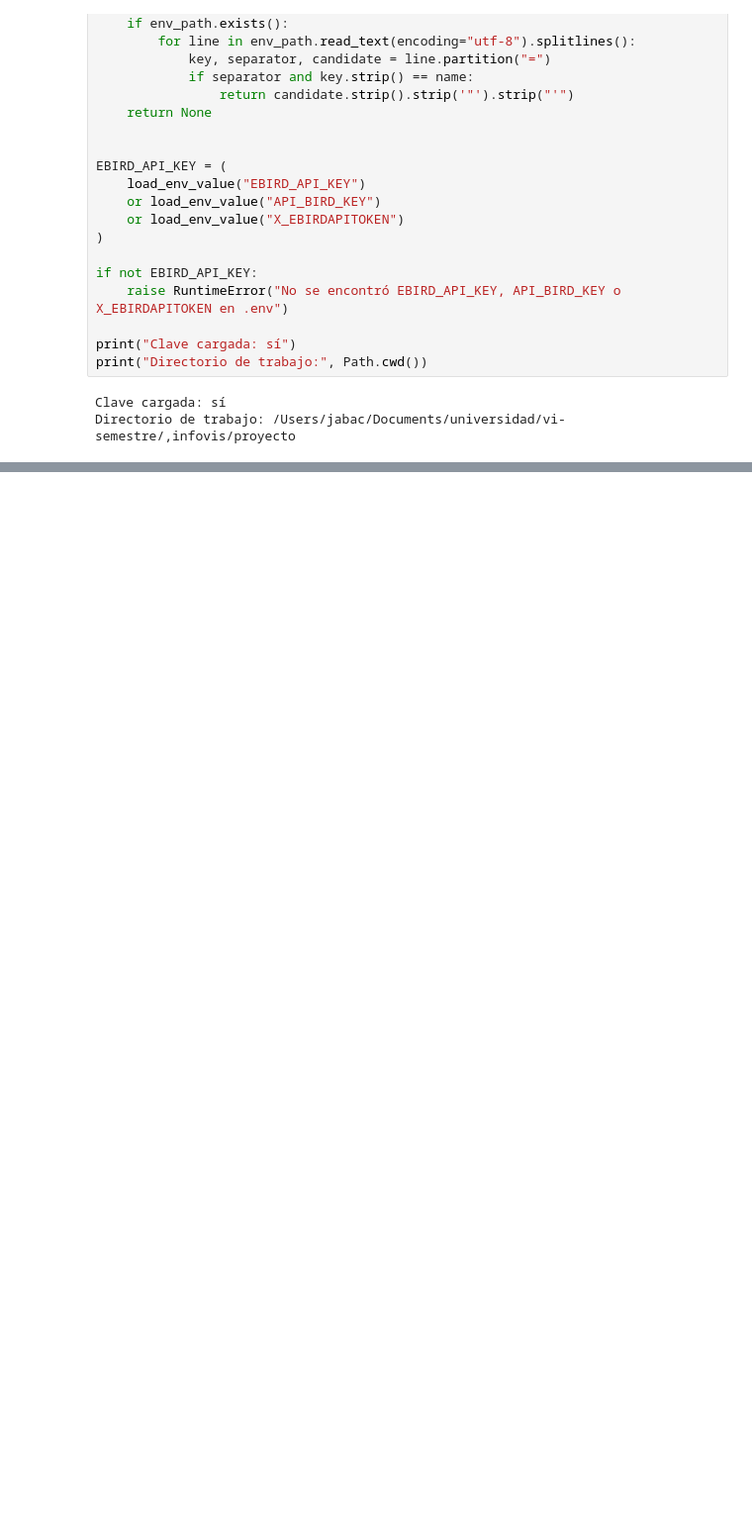
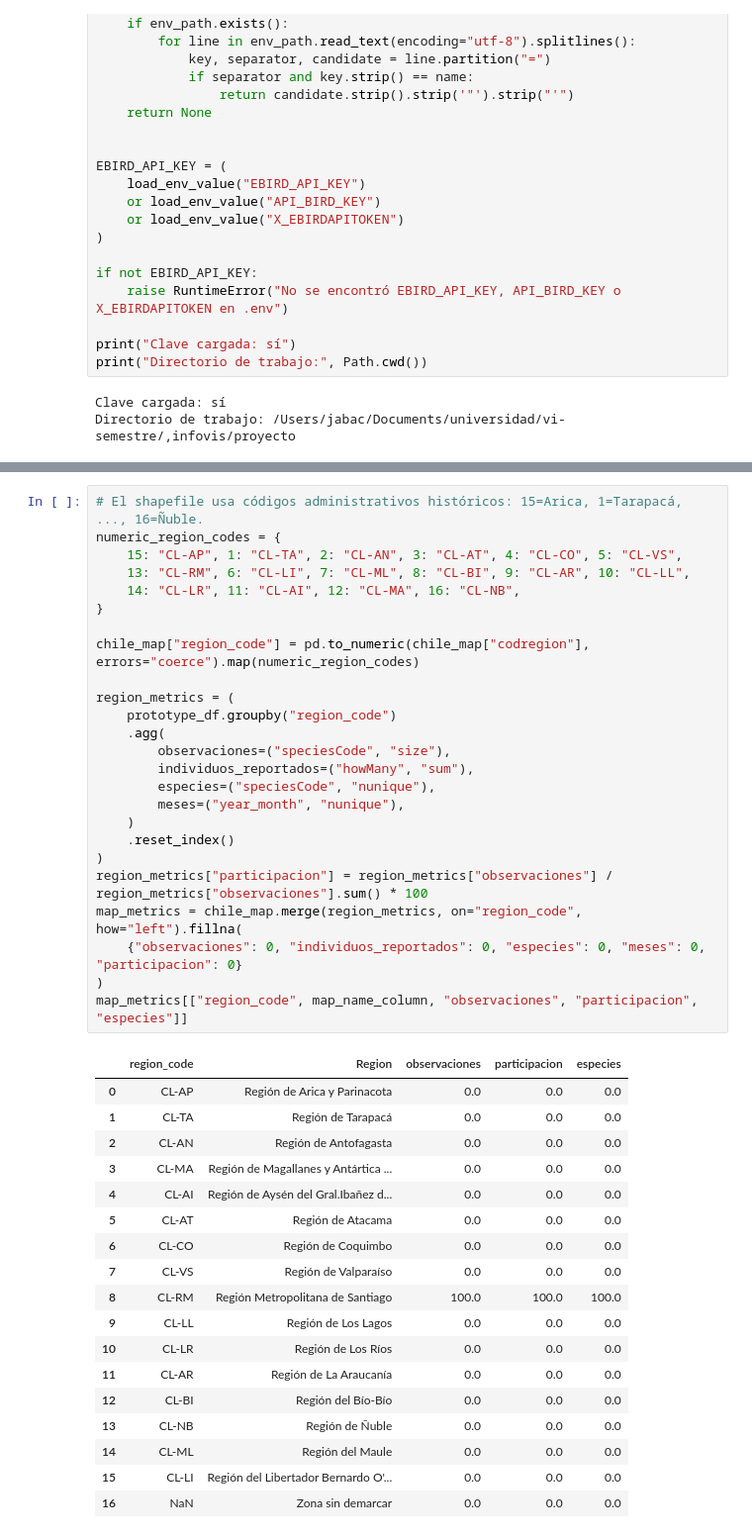
Before and after one commit to canija2000/infovis_2026-2, a Jupyter notebook: testeo.ipynb, the cells around one changed output, grey strips where cells are left out. Shown at 99% size. Cells and saved outputs as stored; diff of their text form; blank space fills up the shorter version.

```diff
--- a/testeo.ipynb
+++ b/testeo.ipynb
@@ -210,0 +401,44 @@ Directorio de trabajo: /Users/jabac/Documents/universidad/vi-semestre/,infovis/p
+# %%
+# El shapefile usa códigos administrativos históricos: 15=Arica, 1=Tarapacá, ..., 16=Ñuble.
+numeric_region_codes = {
+    15: "CL-AP", 1: "CL-TA", 2: "CL-AN", 3: "CL-AT", 4: "CL-CO", 5: "CL-VS",
+    13: "CL-RM", 6: "CL-LI", 7: "CL-ML", 8: "CL-BI", 9: "CL-AR", 10: "CL-LL",
+    14: "CL-LR", 11: "CL-AI", 12: "CL-MA", 16: "CL-NB",
+}
+
+chile_map["region_code"] = pd.to_numeric(chile_map["codregion"], errors="coerce").map(numeric_region_codes)
+
+region_metrics = (
+    prototype_df.groupby("region_code")
+    .agg(
+        observaciones=("speciesCode", "size"),
+        individuos_reportados=("howMany", "sum"),
+        especies=("speciesCode", "nunique"),
+        meses=("year_month", "nunique"),
+    )
+    .reset_index()
+)
+region_metrics["participacion"] = region_metrics["observaciones"] / region_metrics["observaciones"].sum() * 100
+map_metrics = chile_map.merge(region_metrics, on="region_code", how="left").fillna(
+    {"observaciones": 0, "individuos_reportados": 0, "especies": 0, "meses": 0, "participacion": 0}
+)
+map_metrics[["region_code", map_name_column, "observaciones", "participacion", "especies"]]
+# %% [output]
+|  | region_code | Region | observaciones | participacion | especies |
+| 0 | CL-AP | Región de Arica y Parinacota | 0.0 | 0.0 | 0.0 |
+| 1 | CL-TA | Región de Tarapacá | 0.0 | 0.0 | 0.0 |
+| 2 | CL-AN | Región de Antofagasta | 0.0 | 0.0 | 0.0 |
+| 3 | CL-MA | Región de Magallanes y Antártica ... | 0.0 | 0.0 | 0.0 |
+| 4 | CL-AI | Región de Aysén del Gral.Ibañez d... | 0.0 | 0.0 | 0.0 |
+| 5 | CL-AT | Región de Atacama | 0.0 | 0.0 | 0.0 |
+| 6 | CL-CO | Región de Coquimbo | 0.0 | 0.0 | 0.0 |
+| 7 | CL-VS | Región de Valparaíso | 0.0 | 0.0 | 0.0 |
+| 8 | CL-RM | Región Metropolitana de Santiago | 100.0 | 100.0 | 100.0 |
+| 9 | CL-LL | Región de Los Lagos | 0.0 | 0.0 | 0.0 |
+| 10 | CL-LR | Región de Los Ríos | 0.0 | 0.0 | 0.0 |
+| 11 | CL-AR | Región de La Araucanía | 0.0 | 0.0 | 0.0 |
+| 12 | CL-BI | Región del Bío-Bío | 0.0 | 0.0 | 0.0 |
+| 13 | CL-NB | Región de Ñuble | 0.0 | 0.0 | 0.0 |
+| 14 | CL-ML | Región del Maule | 0.0 | 0.0 | 0.0 |
+| 15 | CL-LI | Región del Libertador Bernardo O'... | 0.0 | 0.0 | 0.0 |
+| 16 | NaN | Zona sin demarcar | 0.0 | 0.0 | 0.0 |
```
Also changed, not shown: parts of 8 cells of this notebook, 18 other files.
